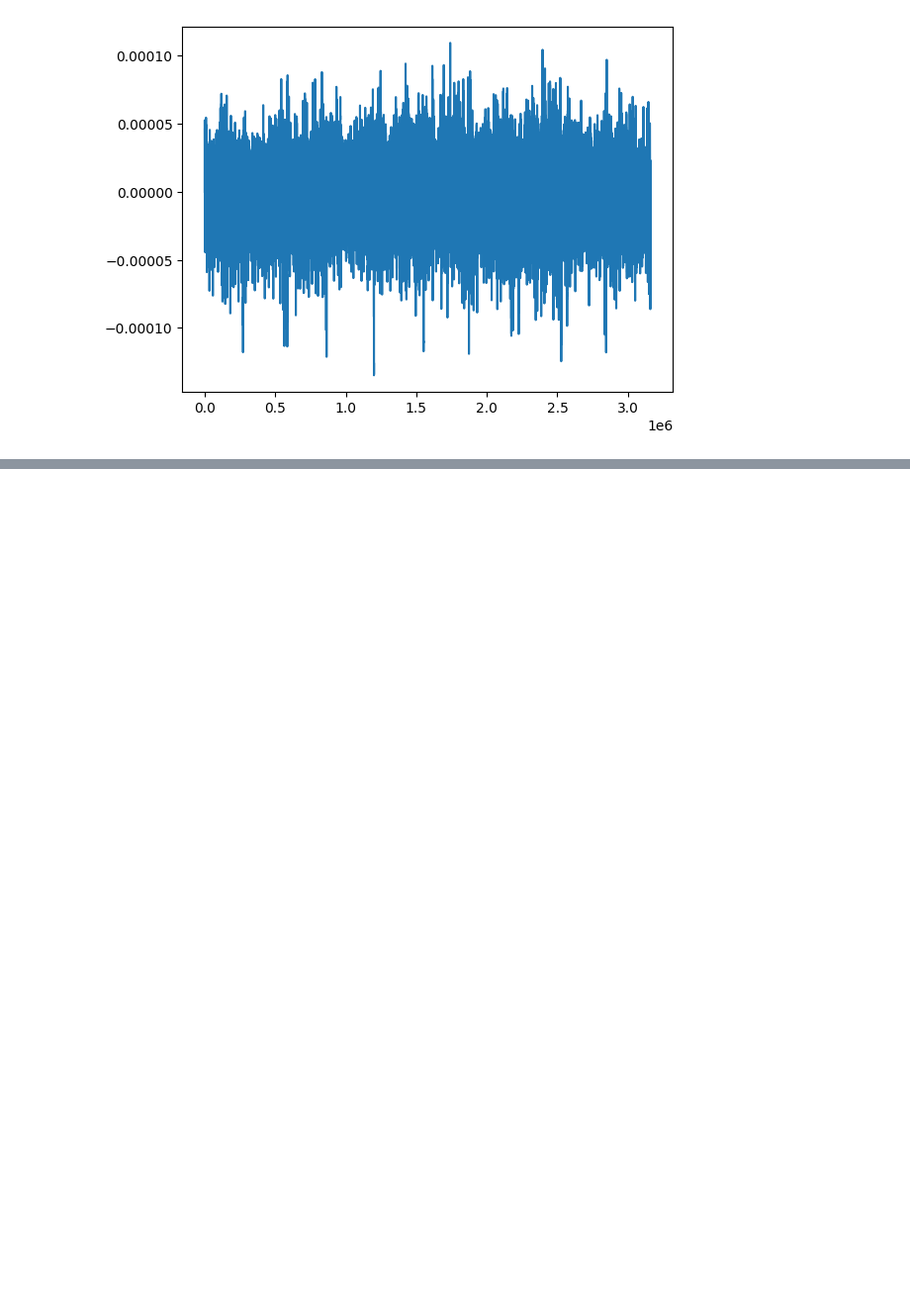
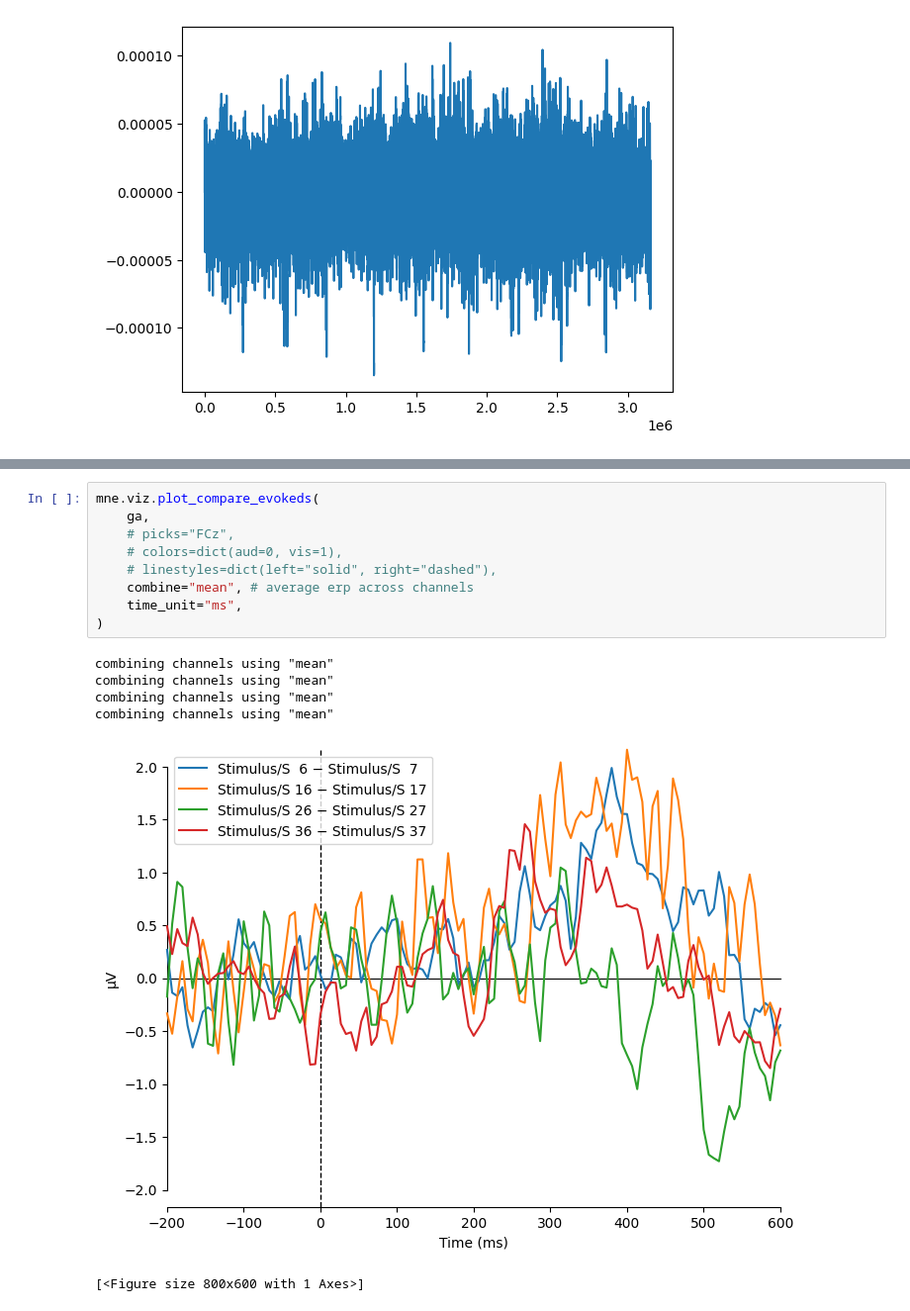
Before and after one commit to M4XV5/EEG2324Brownie, a Jupyter notebook: reread_pipeline_output.ipynb, the cells around one changed output, grey strips where cells are left out. Shown: that part at 99% size. Cells and saved outputs as stored; diff of their text form; blank space fills up the shorter version.

Commit message:
contrast erps - read & plot

```diff
--- a/reread_pipeline_output.ipynb
+++ b/reread_pipeline_output.ipynb
@@ -43,0 +117,16 @@ plt.plot(rawfif[10,:][0].T)
+# %%
+mne.viz.plot_compare_evokeds(
+    ga,
+    # picks="FCz",
+    # colors=dict(aud=0, vis=1),
+    # linestyles=dict(left="solid", right="dashed"),
+    combine="mean", # average erp across channels
+    time_unit="ms",
+)
+# %% [output]
+combining channels using "mean"
+combining channels using "mean"
+combining channels using "mean"
+combining channels using "mean"
+[figure, added]
+[<Figure size 800x600 with 1 Axes>]
```
Also changed, not shown: parts of 4 cells of this notebook.
